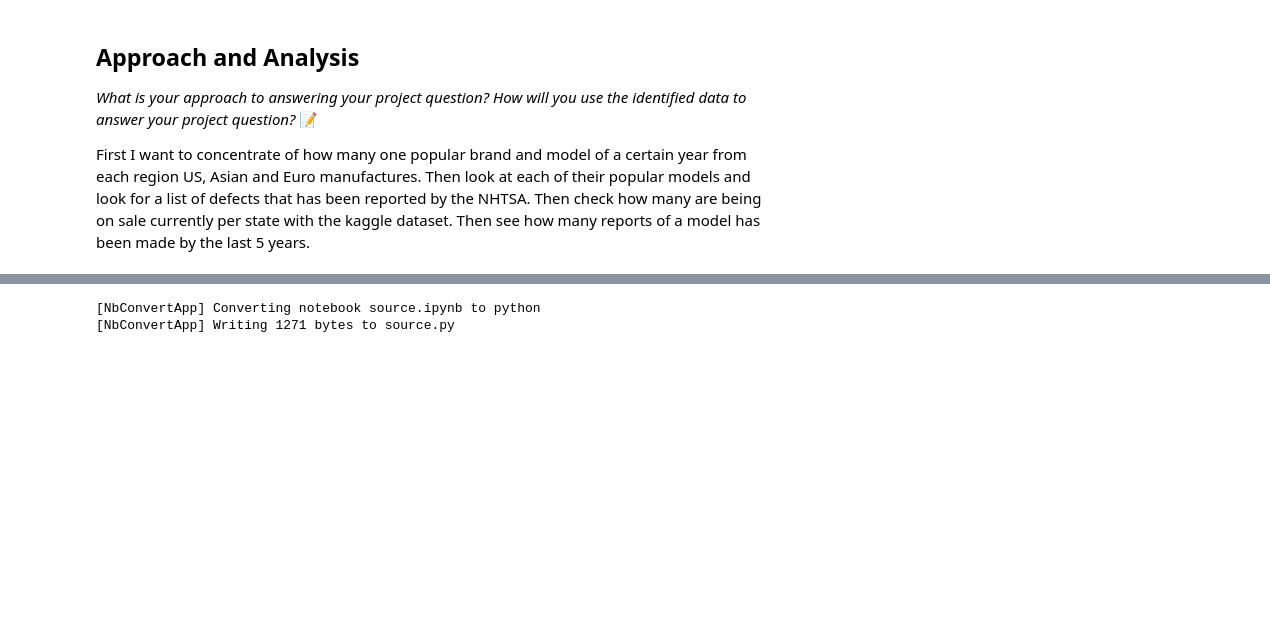
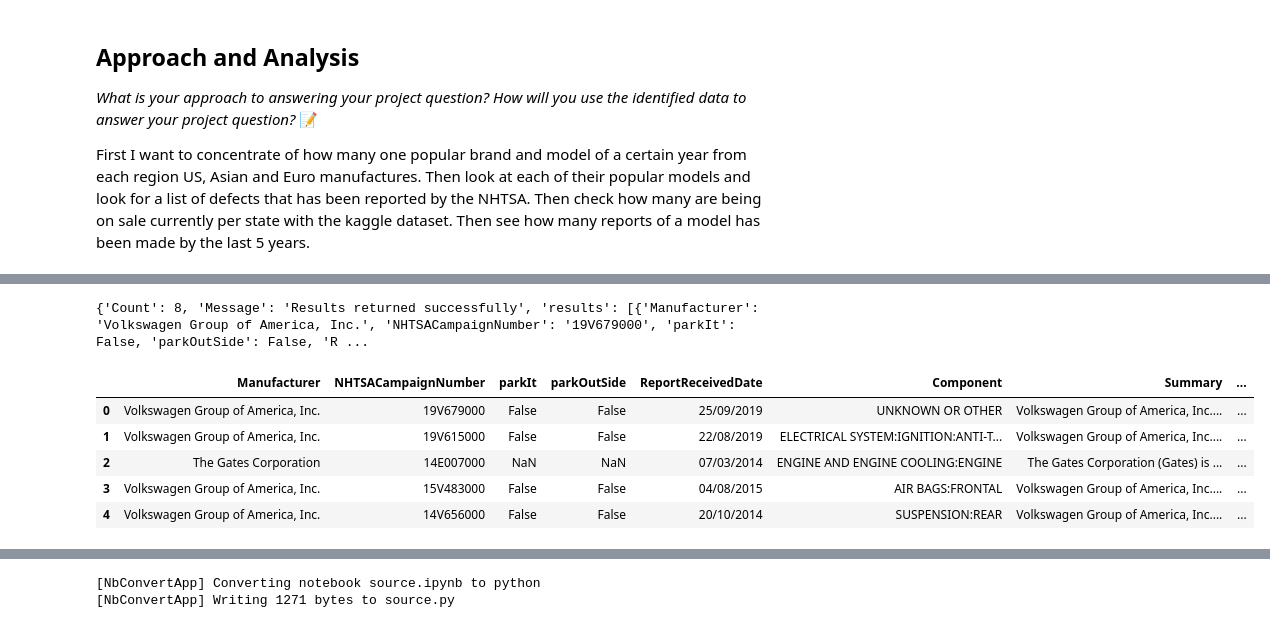
Before and after one commit to IT4063C-Fall23/final-project-ACipherEXE, a Jupyter notebook: source.ipynb, the cells around one changed output, grey strips where cells are left out. Drawn from its saved outputs; the diff is of its cells as text; code cells hidden in the pictures; blank space fills up the shorter version.

```diff
--- a/source.ipynb
+++ b/source.ipynb
@@ -52,0 +95,20 @@ First I want to concentrate of how many one popular brand and model of a certain
+# %%
+# Euro cars are a lot smaller in the market but they are possible to find
+# According to a article the Volkswagen Jetta is the most sold Euro in the US market
+request_params_euro = {
+    "make": "Volkswagen",
+    "model": "Jetta",
+    "modelYear": "2012"
+}
+response_euro = requests.get("https://api.nhtsa.gov/recalls/recallsByVehicle", params=request_params_euro)
+print( response_euro.json())
+census_data = pd.DataFrame(response_euro.json()['results'])
+census_data.head()
+# %% [output]
+{'Count': 8, 'Message': 'Results returned successfully', 'results': [{'Manufacturer': 'Volkswagen Group of America, Inc.', 'NHTSACampaignNumber': '19V679000', 'parkIt': False, 'parkOutSide': False, 'R ...
+|  | Manufacturer | NHTSACampaignNumber | parkIt | parkOutSide | ReportReceivedDate | Component | Summary | ... |
+| 0 | Volkswagen Group of America, Inc. | 19V679000 | False | False | 25/09/2019 | UNKNOWN OR OTHER | Volkswagen Group of America, Inc.... | ... |
+| 1 | Volkswagen Group of America, Inc. | 19V615000 | False | False | 22/08/2019 | ELECTRICAL SYSTEM:IGNITION:ANTI-T... | Volkswagen Group of America, Inc.... | ... |
+| 2 | The Gates Corporation | 14E007000 | NaN | NaN | 07/03/2014 | ENGINE AND ENGINE COOLING:ENGINE | The Gates Corporation (Gates) is ... | ... |
+| 3 | Volkswagen Group of America, Inc. | 15V483000 | False | False | 04/08/2015 | AIR BAGS:FRONTAL | Volkswagen Group of America, Inc.... | ... |
+| 4 | Volkswagen Group of America, Inc. | 14V656000 | False | False | 20/10/2014 | SUSPENSION:REAR | Volkswagen Group of America, Inc.... | ... |
```
Also changed, not shown: parts of 6 cells of this notebook.
